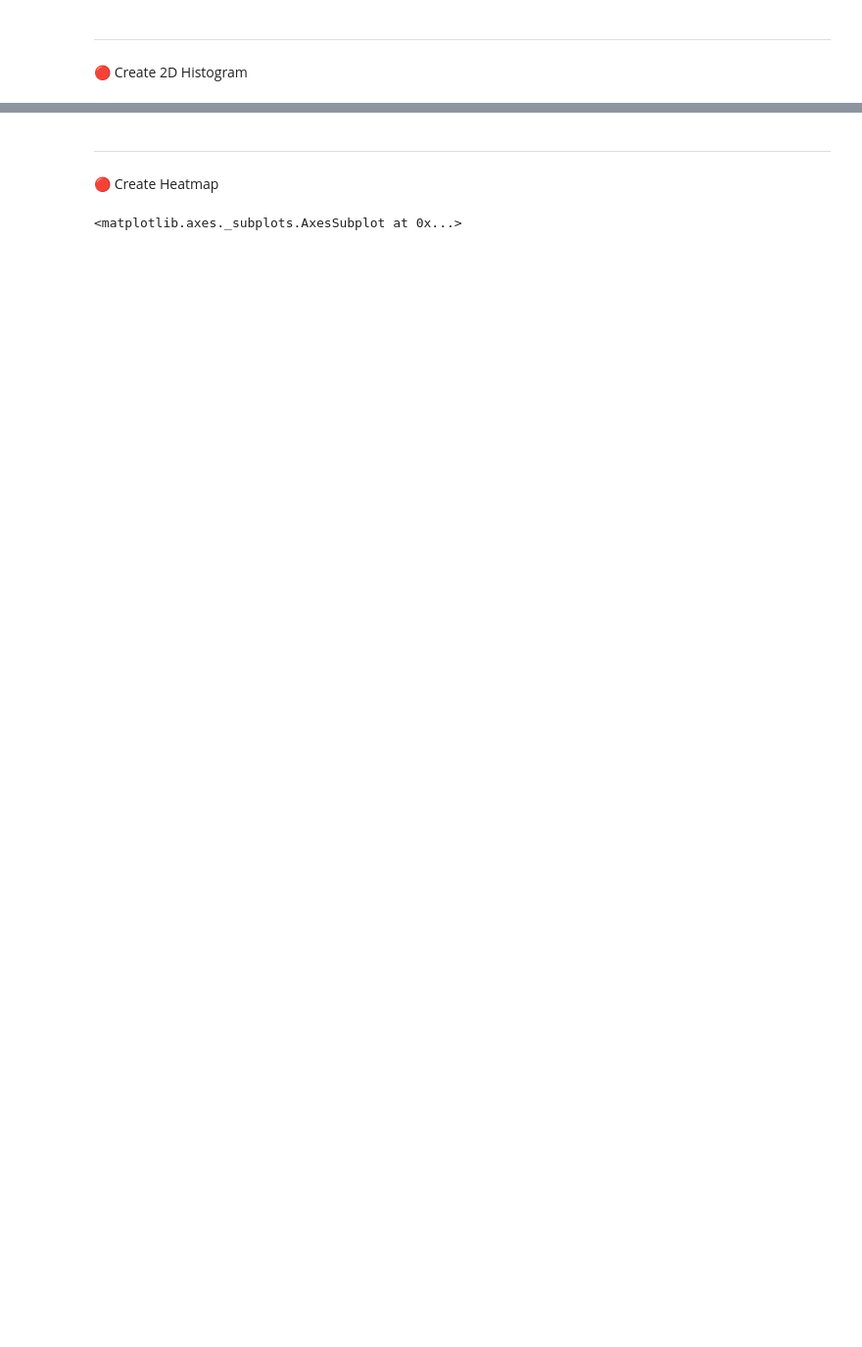
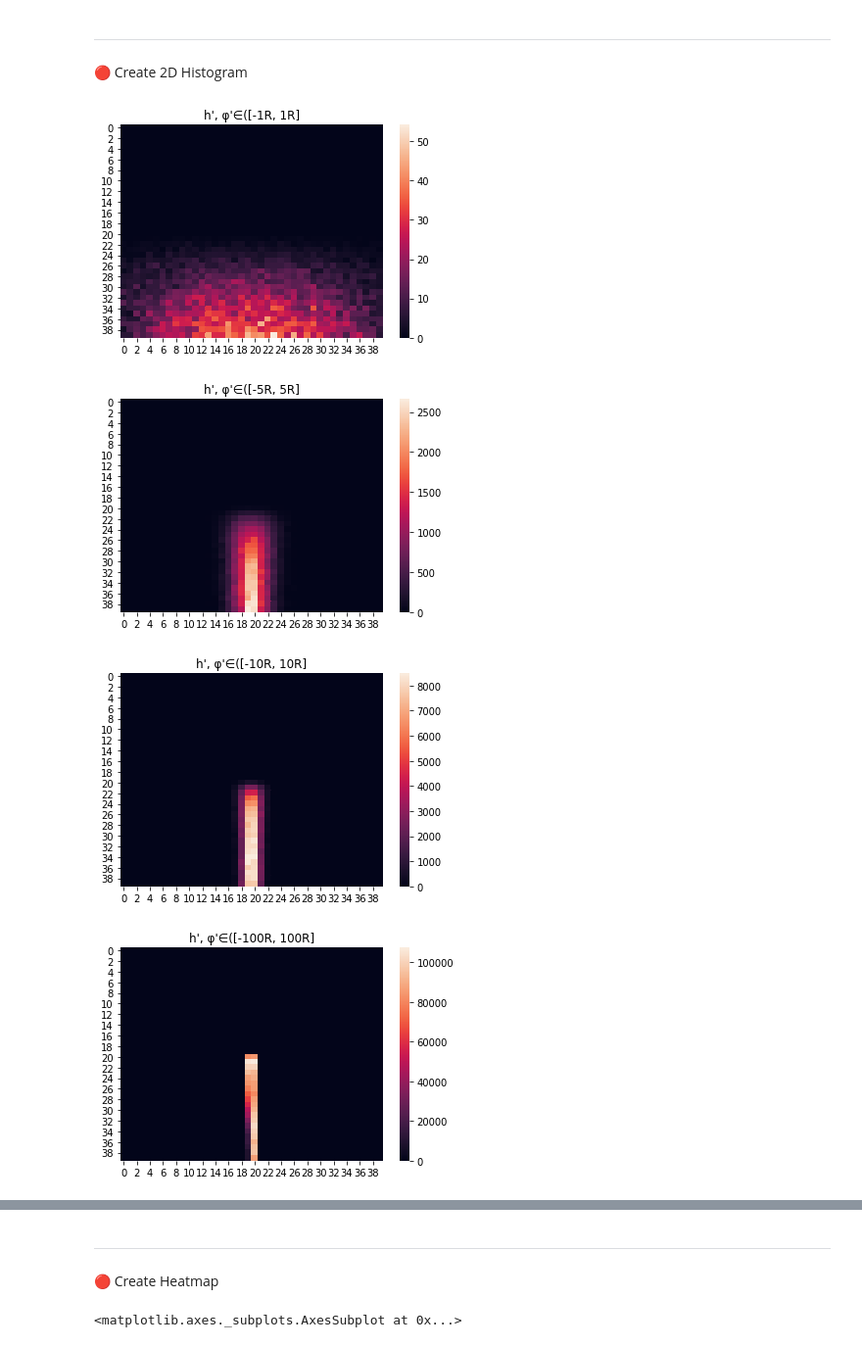
Before and after one commit to johngeorgousis/jet-classifier, a Jupyter notebook: MAIN.ipynb, the cells around one changed output, grey strips where cells are left out. Shown at 98% size. Cells and saved outputs as stored; diff of their text form; code cells hidden in the pictures; blank space fills up the shorter version.

Commit message:
feat: fix image bug, and find 2nd and 3rd max pT for steps 3, 4

```diff
--- a/MAIN.ipynb
+++ b/MAIN.ipynb
@@ -236,19 +382,28 @@ Bin lengths match! :D
 # %%
 # Define bins data
 bin_h = pd.Series(bin_h)
 bin_f = pd.Series(bin_f)
 bin_p = pd.Series(bin_p)
 
-# Define bins count vector (jet radius: R, image pixels: 40x40)
-R = 1.5
-pixels = 40
-bin_count = np.linspace(-R, R, pixels + 1)
+for i in [1, 5, 10, 100, 500, 1000]:
+    # Define bins count vector (jet radius: R, image pixels: 40x40)
+    R = 1.5
+    pixels = 40
+    bin_count = np.linspace(-i*R, i*R, pixels + 1)
 
-# Create bins from -R to R (using bins vector)
-bins = np.histogram2d(bin_h, bin_f, bins=bin_count, weights=bin_p)[0]
+    # Create bins from -R to R (using bins vector)
+    bins = np.histogram2d(bin_f, bin_h, bins=bin_count, weights=bin_p)[0]
 
-# Convert to DataFrame
-bins = pd.DataFrame(bins)
+    # Convert to DataFrame
+    bins = pd.DataFrame(bins)
 
-# Display Full bins DataFrame
-#display(bins)
+    # Display Full bins DataFrame
+    #display(bins)
+    sns.heatmap(bins)
+    plt.title('h\', φ\'∈([-{}R, {}R]'.format(i, i))
+    plt.show()
+# %% [output]
+[figure, added]
+[figure, added]
+[figure, added]
+[figure, added]
```
Also changed, not shown: parts of 21 cells of this notebook.
